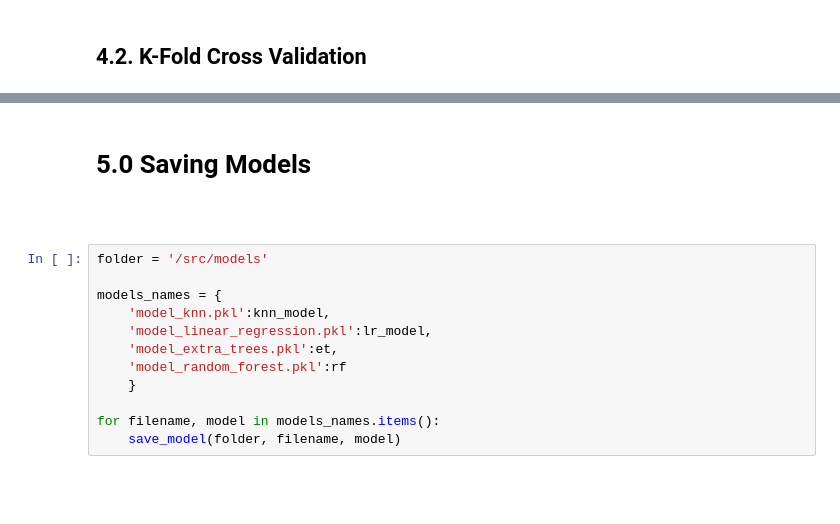
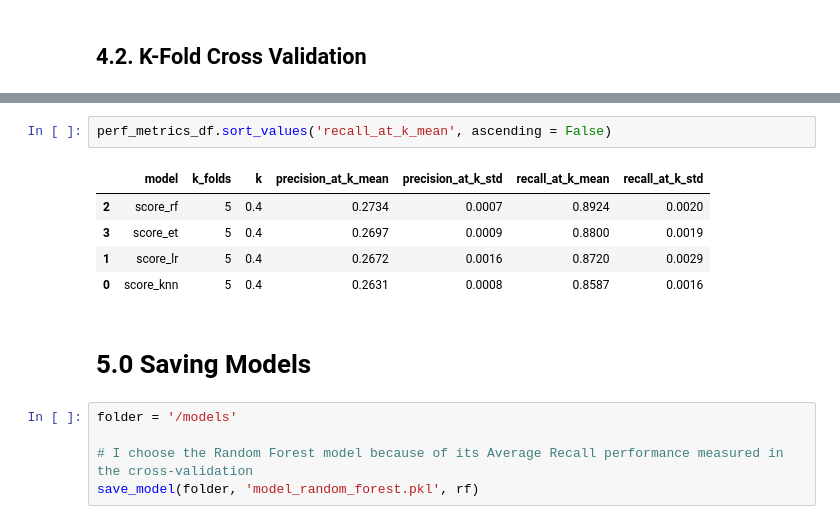
Before and after one commit to joaomj/health_insurance_cross_sell, a Jupyter notebook: health_insurance_cross-sell/notebooks/machine_learning.ipynb, the cells around one changed output, grey strips where cells are left out. Cells and saved outputs as stored; diff of their text form; blank space fills up the shorter version.

```diff
--- a/health_insurance_cross-sell/notebooks/machine_learning.ipynb
+++ b/health_insurance_cross-sell/notebooks/machine_learning.ipynb
@@ -465,16 +474,15 @@ perf_metrics_df
+# %%
+perf_metrics_df.sort_values('recall_at_k_mean', ascending = False)
+# %% [output]
+|  | model | k_folds | k | precision_at_k_mean | precision_at_k_std | recall_at_k_mean | recall_at_k_std |
+| 2 | score_rf | 5 | 0.4 | 0.2734 | 0.0007 | 0.8924 | 0.0020 |
+| 3 | score_et | 5 | 0.4 | 0.2697 | 0.0009 | 0.8800 | 0.0019 |
+| 1 | score_lr | 5 | 0.4 | 0.2672 | 0.0016 | 0.8720 | 0.0029 |
+| 0 | score_knn | 5 | 0.4 | 0.2631 | 0.0008 | 0.8587 | 0.0016 |
 # %% [markdown]
 # 5.0 Saving Models
-# %% [markdown]
-#
-# %%
-folder = '/src/models'
-
-models_names = {
-    'model_knn.pkl':knn_model,
-    'model_linear_regression.pkl':lr_model,
-    'model_extra_trees.pkl':et,
-    'model_random_forest.pkl':rf
-    }
-
-for filename, model in models_names.items():
-    save_model(folder, filename, model)
+# %%
+folder = '/models'
+
+# I choose the Random Forest model because of its Average Recall performance measured in the cross-validation
+save_model(folder, 'model_random_forest.pkl', rf)
```
Also changed, not shown: parts of 4 cells of this notebook.
